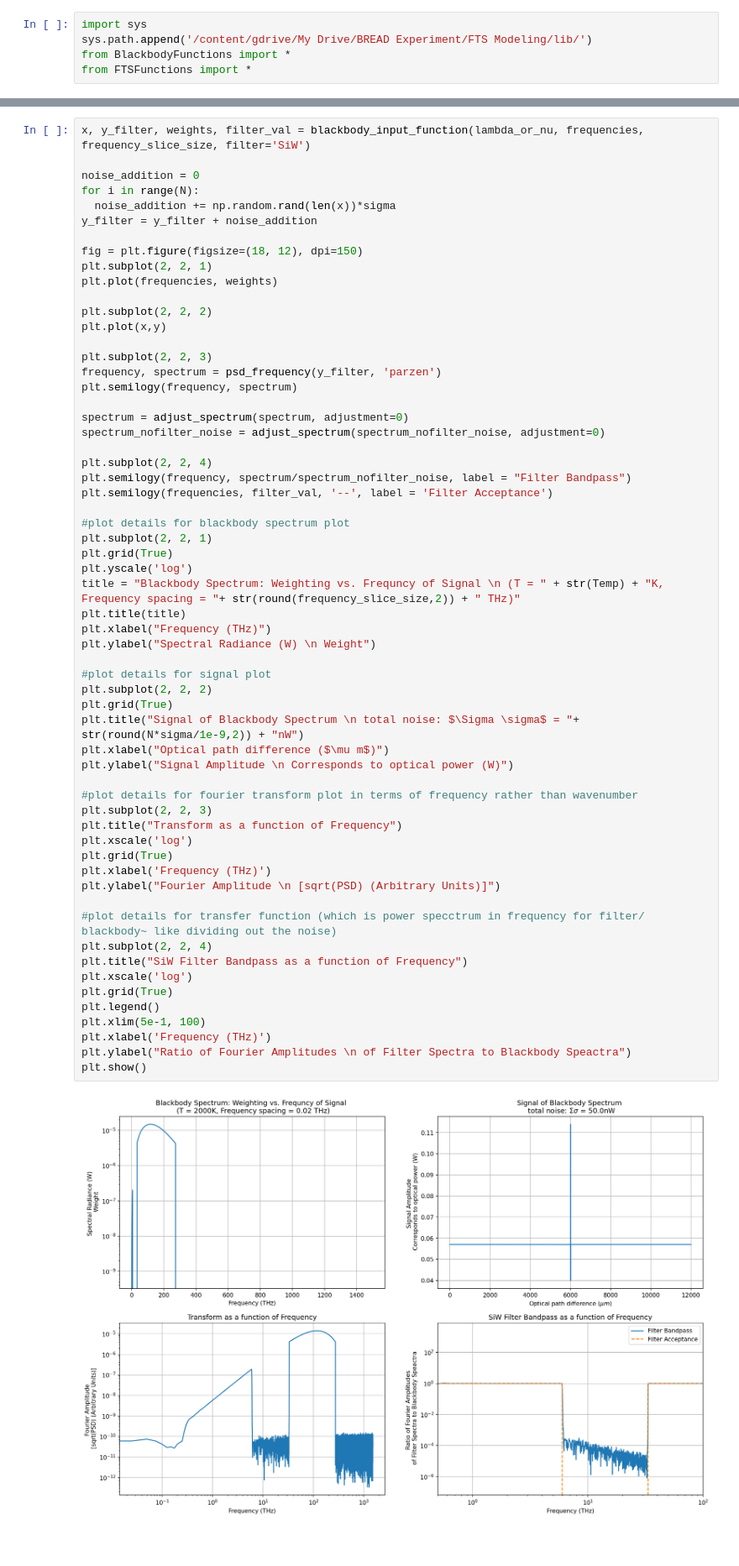
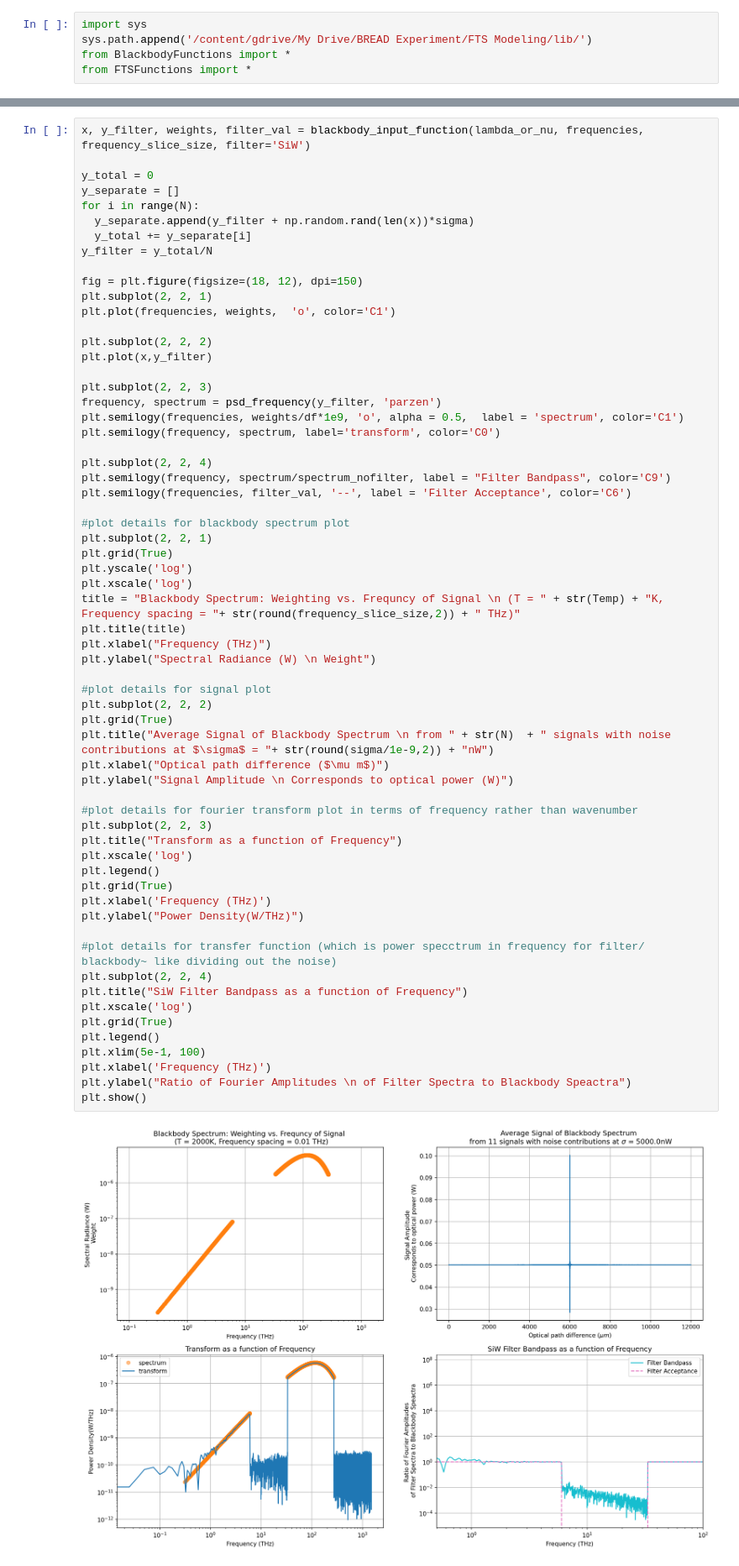
Before and after one commit to nkurinsky/THz-FTS, a Jupyter notebook: python/Notebooks/NoisyBBSpectrum.ipynb, the cells around one changed output, grey strips where cells are left out. Shown at 84% size. Cells and saved outputs as stored; diff of their text form; blank space fills up the shorter version.

```diff
--- a/python/Notebooks/NoisyBBSpectrum.ipynb
+++ b/python/Notebooks/NoisyBBSpectrum.ipynb
@@ -139,65 +177,67 @@ plt.show()
 # %%
 x, y_filter, weights, filter_val = blackbody_input_function(lambda_or_nu, frequencies, frequency_slice_size, filter='SiW')
 
-noise_addition = 0
+y_total = 0
+y_separate = []
 for i in range(N):
-  noise_addition += np.random.rand(len(x))*sigma
-y_filter = y_filter + noise_addition
+  y_separate.append(y_filter + np.random.rand(len(x))*sigma)
+  y_total += y_separate[i]
+y_filter = y_total/N
 
 fig = plt.figure(figsize=(18, 12), dpi=150)
 plt.subplot(2, 2, 1)
-plt.plot(frequencies, weights)
+plt.plot(frequencies, weights,  'o', color='C1')
 
 plt.subplot(2, 2, 2)
-plt.plot(x,y)
+plt.plot(x,y_filter)
 
 plt.subplot(2, 2, 3)
 frequency, spectrum = psd_frequency(y_filter, 'parzen')
-plt.semilogy(frequency, spectrum)
-
-spectrum = adjust_spectrum(spectrum, adjustment=0)
-spectrum_nofilter_noise = adjust_spectrum(spectrum_nofilter_noise, adjustment=0)
+plt.semilogy(frequencies, weights/df*1e9, 'o', alpha = 0.5,  label = 'spectrum', color='C1')
+plt.semilogy(frequency, spectrum, label='transform', color='C0')
 
 plt.subplot(2, 2, 4)
-plt.semilogy(frequency, spectrum/spectrum_nofilter_noise, label = "Filter Bandpass")
-plt.semilogy(frequencies, filter_val, '--', label = 'Filter Acceptance')
+plt.semilogy(frequency, spectrum/spectrum_nofilter, label = "Filter Bandpass", color='C9')
+plt.semilogy(frequencies, filter_val, '--', label = 'Filter Acceptance', color='C6')
 
 #plot details for blackbody spectrum plot
 plt.subplot(2, 2, 1)
 plt.grid(True)
 plt.yscale('log')
+plt.xscale('log')
 title = "Blackbody Spectrum: Weighting vs. Frequncy of Signal \n (T = " + str(Temp) + "K, Frequency spacing = "+ str(round(frequency_slice_size,2)) + " THz)"
 plt.title(title)
 plt.xlabel("Frequency (THz)")
 plt.ylabel("Spectral Radiance (W) \n Weight")
 
 #plot details for signal plot
 plt.subplot(2, 2, 2)
 plt.grid(True)
-plt.title("Signal of Blackbody Spectrum \n total noise: $\Sigma \sigma$ = "+ str(round(N*sigma/1e-9,2)) + "nW")
+plt.title("Average Signal of Blackbody Spectrum \n from " + str(N)  + " signals with noise contributions at $\sigma$ = "+ str(round(sigma/1e-9,2)) + "nW")
 plt.xlabel("Optical path difference ($\mu m$)")
 plt.ylabel("Signal Amplitude \n Corresponds to optical power (W)")
 
 #plot details for fourier transform plot in terms of frequency rather than wavenumber
 plt.subplot(2, 2, 3)
 plt.title("Transform as a function of Frequency")
 plt.xscale('log')
+plt.legend()
 plt.grid(True)
 plt.xlabel('Frequency (THz)')
-plt.ylabel("Fourier Amplitude \n [sqrt(PSD) (Arbitrary Units)]")
+plt.ylabel("Power Density(W/THz)")
 
 #plot details for transfer function (which is power specctrum in frequency for filter/ blackbody~ like dividing out the noise)
 plt.subplot(2, 2, 4)
 plt.title("SiW Filter Bandpass as a function of Frequency")
 plt.xscale('log')
 plt.grid(True)
 plt.legend()
 plt.xlim(5e-1, 100)
 plt.xlabel('Frequency (THz)')
 plt.ylabel("Ratio of Fourier Amplitudes \n of Filter Spectra to Blackbody Speactra")
 plt.show()
 # %% [output]
-[figure, old version]
+[figure, new version]
 # %%
 fig = plt.figure(figsize=(6, 3), dpi=100)
 
```
Also changed, not shown: parts of 10 cells of this notebook.
